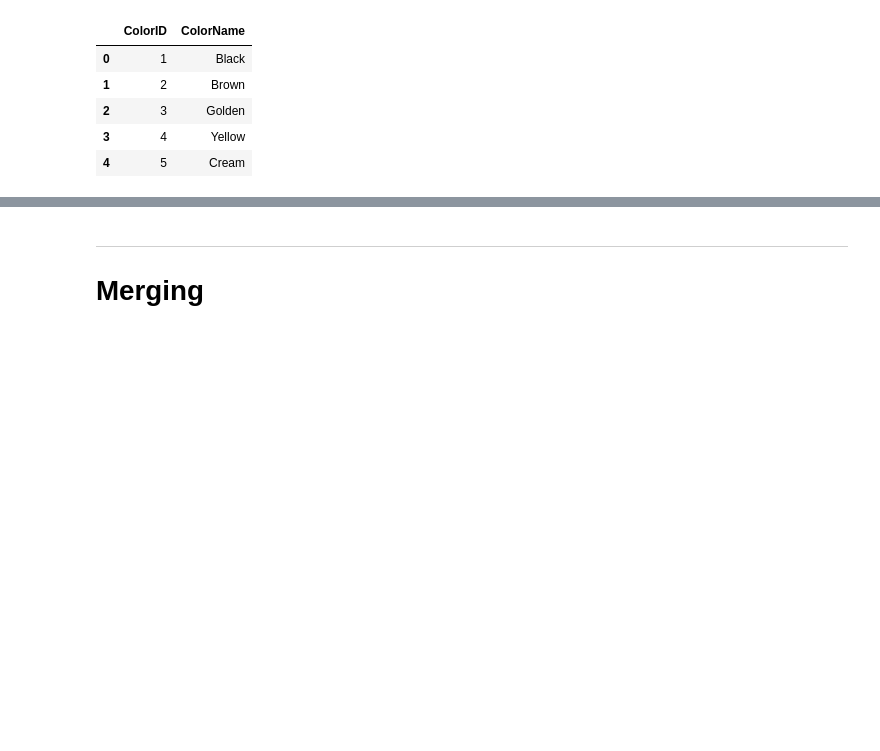
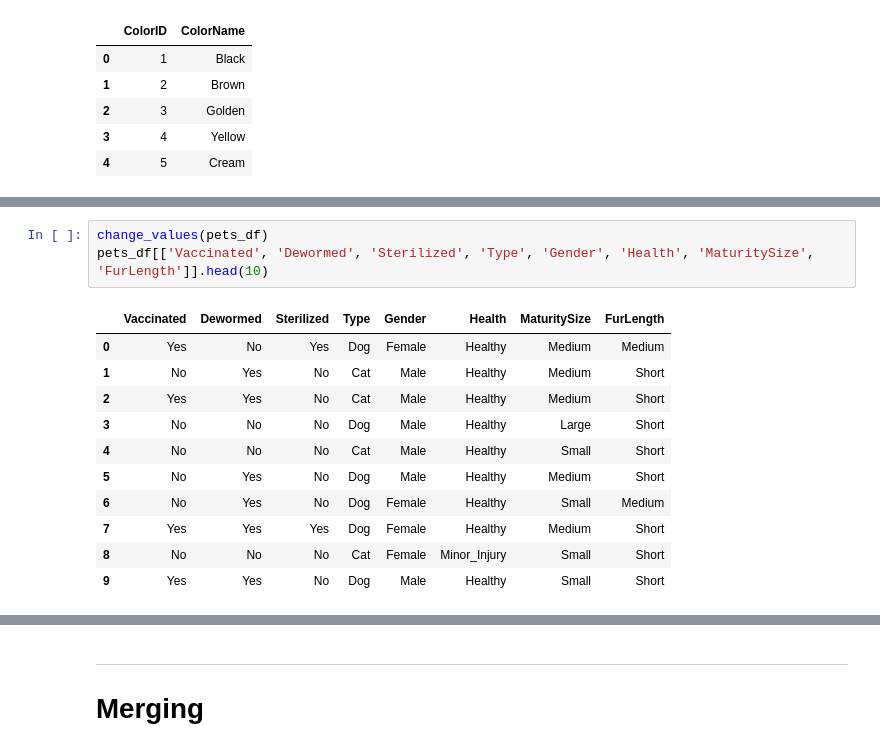
Before and after one commit to ArwaSheraky/Pet-Adoption, a Jupyter notebook: Pet Adoption.ipynb, the cells around one changed output, grey strips where cells are left out. Drawn from its saved outputs; the diff is of its cells as text; blank space fills up the shorter version.

```diff
--- a/Pet Adoption.ipynb
+++ b/Pet Adoption.ipynb
@@ -75,0 +104,15 @@ color_df.head()
+# %%
+change_values(pets_df)
+pets_df[['Vaccinated', 'Dewormed', 'Sterilized', 'Type', 'Gender', 'Health', 'MaturitySize', 'FurLength']].head(10)
+# %% [output]
+|  | Vaccinated | Dewormed | Sterilized | Type | Gender | Health | MaturitySize | FurLength |
+| 0 | Yes | No | Yes | Dog | Female | Healthy | Medium | Medium |
+| 1 | No | Yes | No | Cat | Male | Healthy | Medium | Short |
+| 2 | Yes | Yes | No | Cat | Male | Healthy | Medium | Short |
+| 3 | No | No | No | Dog | Male | Healthy | Large | Short |
+| 4 | No | No | No | Cat | Male | Healthy | Small | Short |
+| 5 | No | Yes | No | Dog | Male | Healthy | Medium | Short |
+| 6 | No | Yes | No | Dog | Female | Healthy | Small | Medium |
+| 7 | Yes | Yes | Yes | Dog | Female | Healthy | Medium | Short |
+| 8 | No | No | No | Cat | Female | Minor_Injury | Small | Short |
+| 9 | Yes | Yes | No | Dog | Male | Healthy | Small | Short |
```
Also changed, not shown: parts of 50 cells of this notebook.
